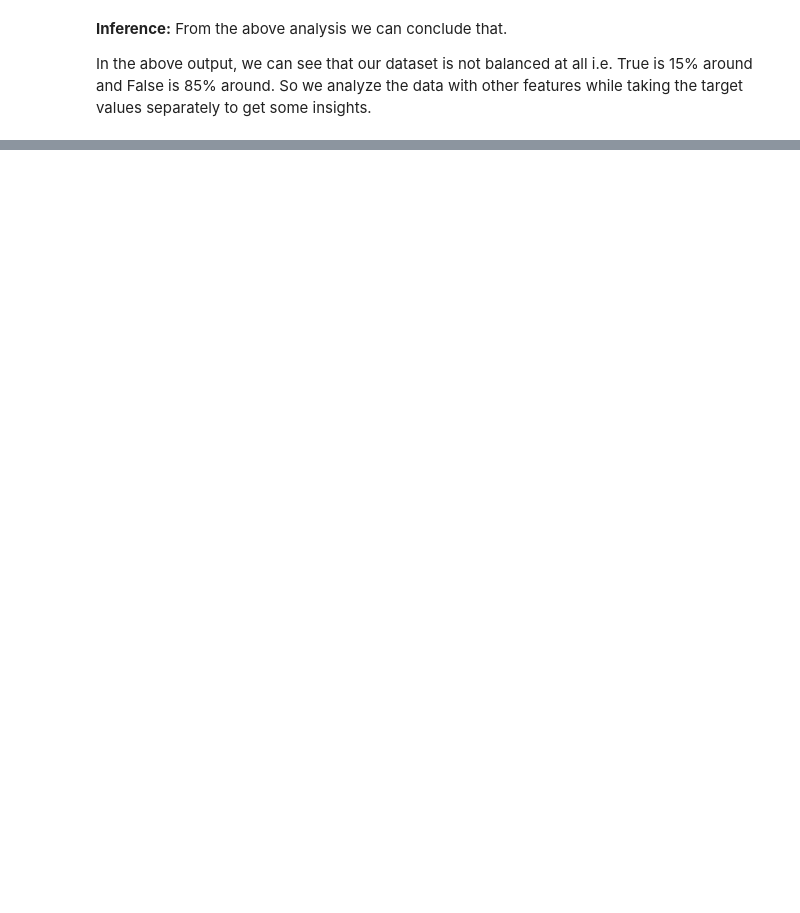
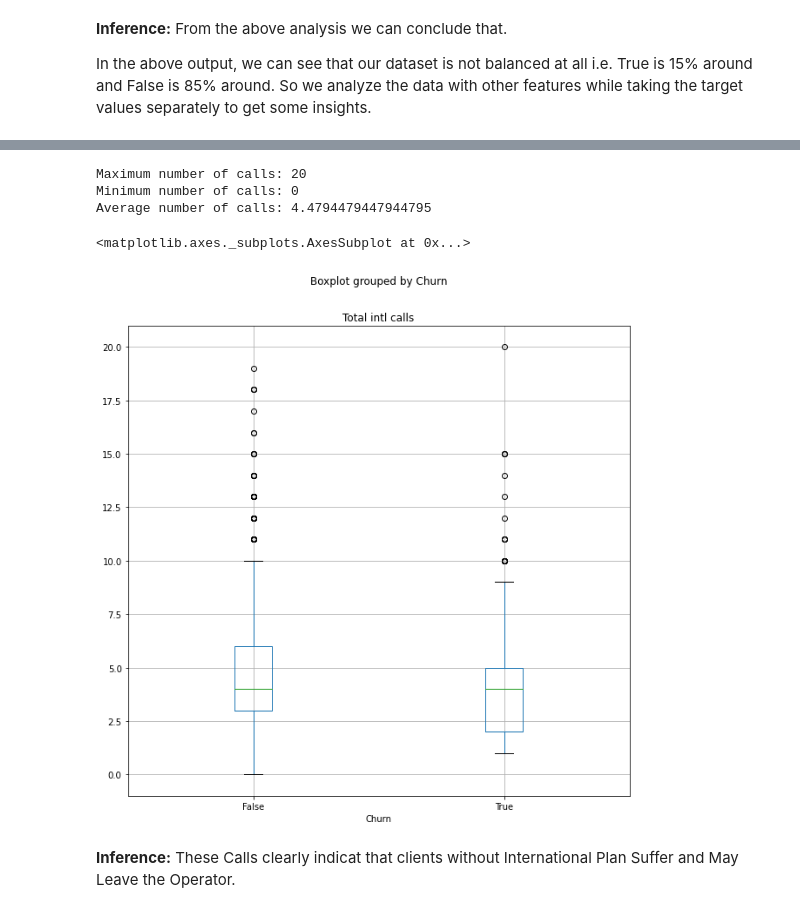
Before and after one commit to mladekar/EDA-Project-Telecom-Churn-Analysis, a Jupyter notebook: Telecom_Churn_Analysis_Capstone_Project.ipynb, the cells around one changed output, grey strips where cells are left out. Drawn from its saved outputs; the diff is of its cells as text; code cells hidden in the pictures; blank space fills up the shorter version.

```diff
--- a/Telecom_Churn_Analysis_Capstone_Project.ipynb
+++ b/Telecom_Churn_Analysis_Capstone_Project.ipynb
@@ -114,0 +205,16 @@ churn.head()
+# %%
+print('Maximum number of calls:',telcom_df['Total intl calls'].max())
+print('Minimum number of calls:',telcom_df['Total intl calls'].min())
+print('Average number of calls:',telcom_df['Total intl calls'].mean())
+# %% [output]
+Maximum number of calls: 20
+Minimum number of calls: 0
+Average number of calls: 4.4794479447944795
+# %%
+plt.show()
+telcom_df.boxplot(column='Total intl calls', by='Churn', figsize=(10,10))
+# %% [output]
+<matplotlib.axes._subplots.AxesSubplot at 0x...>
+[figure, added]
+# %% [markdown]
+**Inference:** These Calls clearly indicat that clients without International Plan Suffer and May Leave the Operator.
```
Also changed, not shown: parts of 19 cells of this notebook.
